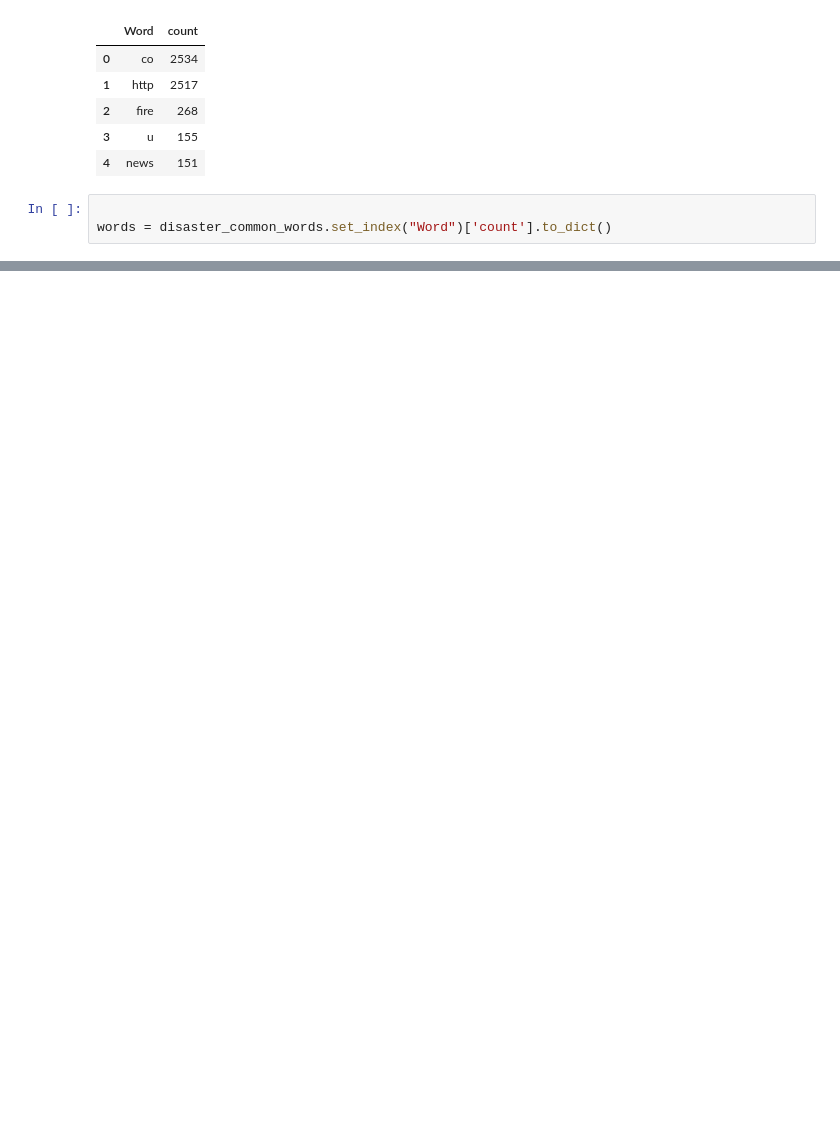
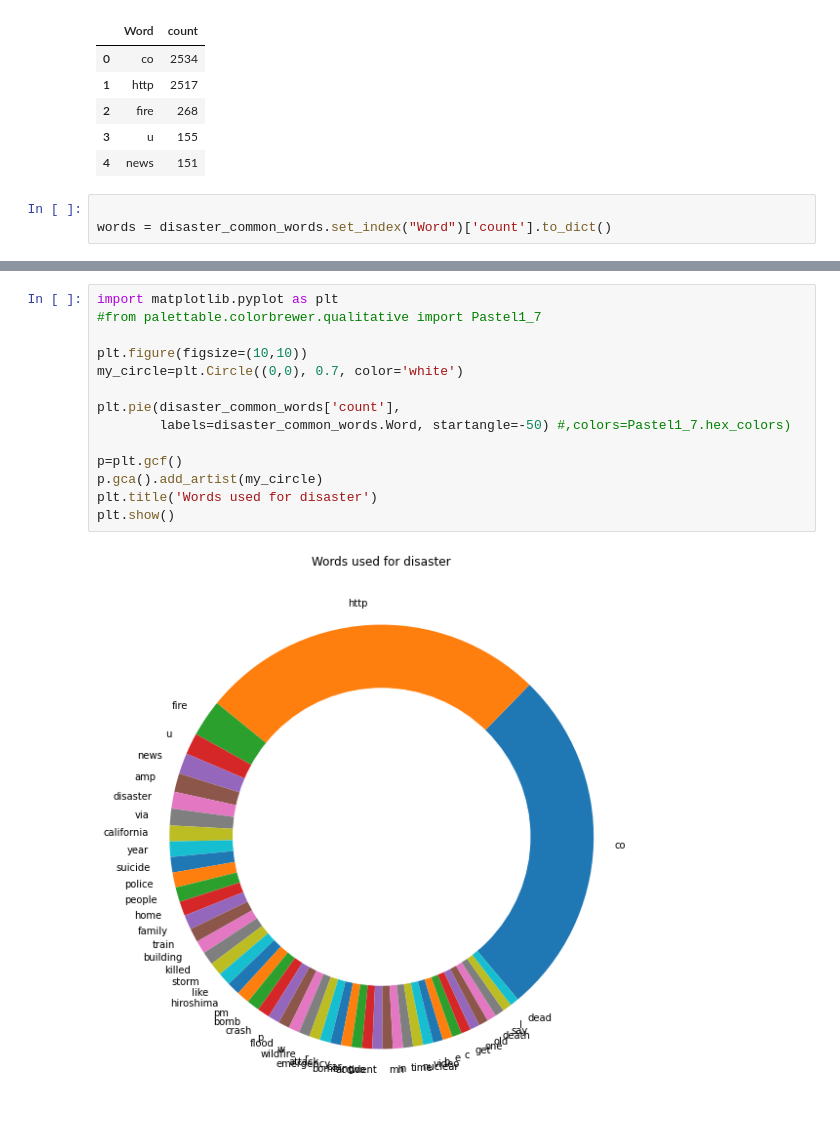
Before and after one commit to reejungkim/Natural-Language-Processing, a Jupyter notebook: Real or Not? NLP with Disaster Tweets.ipynb, the cells around one changed output, grey strips where cells are left out. Drawn from its saved outputs; the diff is of its cells as text; blank space fills up the shorter version.

```diff
--- a/Real or Not? NLP with Disaster Tweets.ipynb
+++ b/Real or Not? NLP with Disaster Tweets.ipynb
@@ -148,0 +153,16 @@ plt.show()
+# %%
+import matplotlib.pyplot as plt
+#from palettable.colorbrewer.qualitative import Pastel1_7
+
+plt.figure(figsize=(10,10))
+my_circle=plt.Circle((0,0), 0.7, color='white')
+
+plt.pie(disaster_common_words['count'],
+        labels=disaster_common_words.Word, startangle=-50) #,colors=Pastel1_7.hex_colors)
+
+p=plt.gcf()
+p.gca().add_artist(my_circle)
+plt.title('Words used for disaster')
+plt.show()
+# %% [output]
+[figure, added]
```
Also changed, not shown: parts of 2 cells of this notebook.
